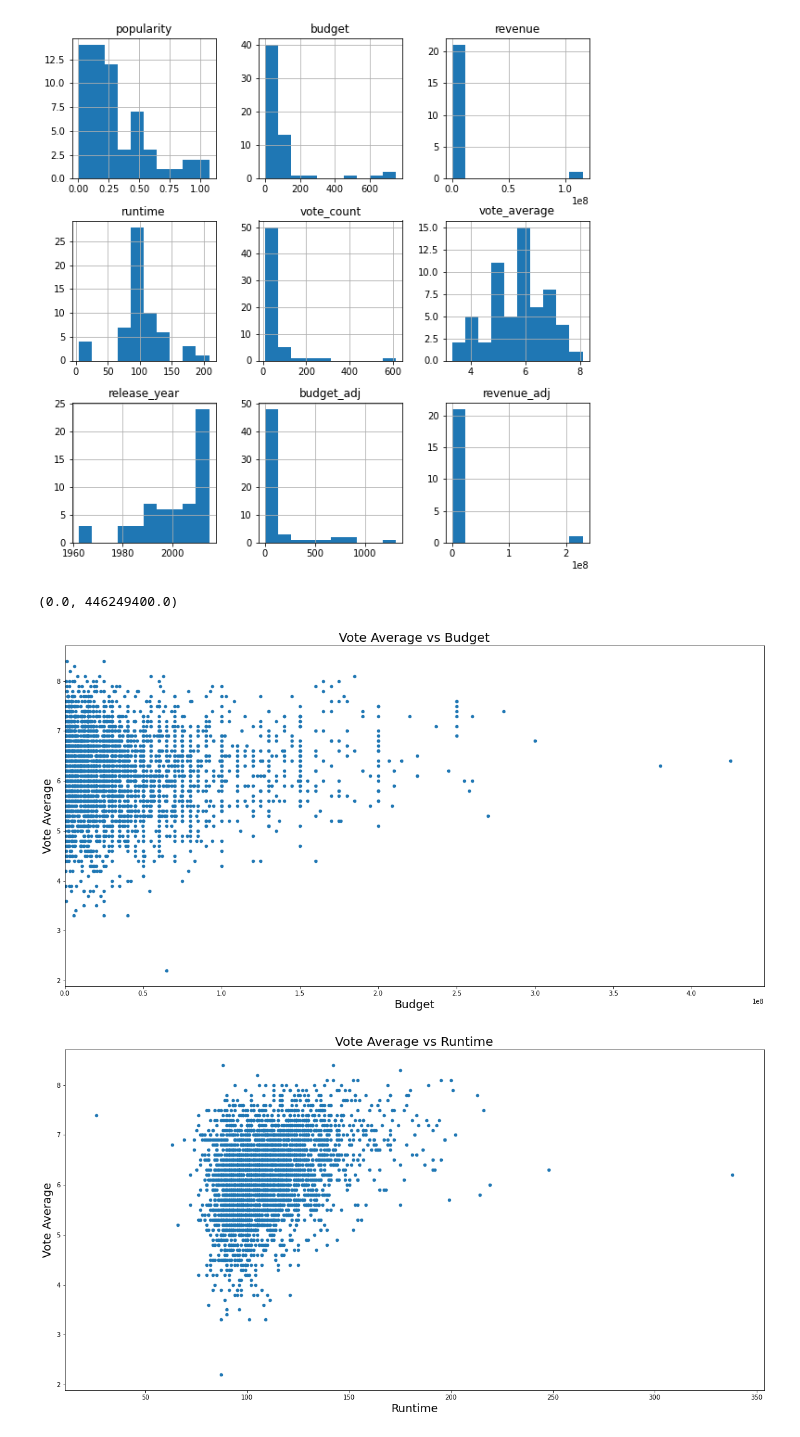
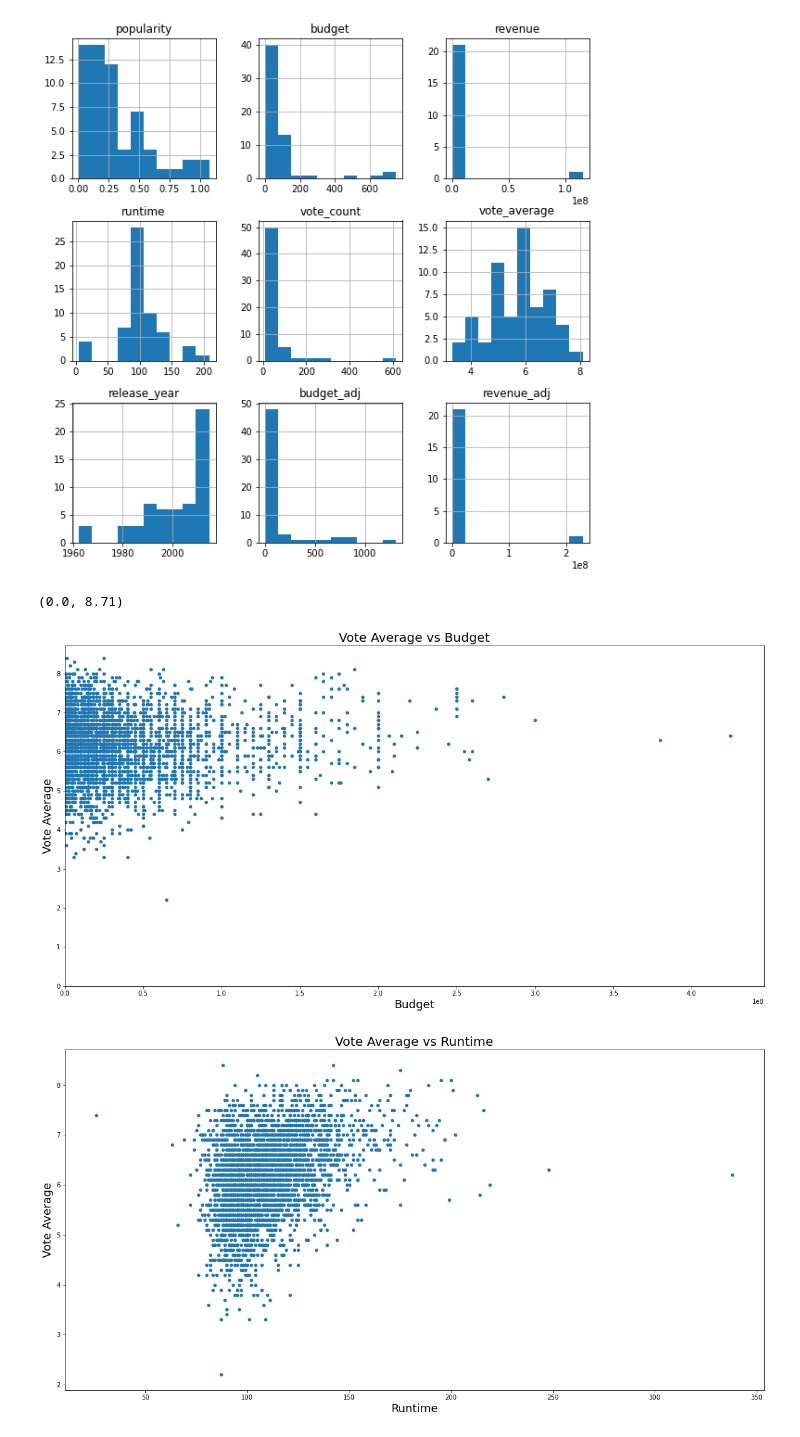
Before and after one commit to KaoriMI/Project_Investigate_a_Dataset, a Jupyter notebook: Draft_report.ipynb, the cells around one changed output. Drawn from its saved outputs; the diff is of its cells as text; code cells hidden in the pictures.

```diff
--- a/Draft_report.ipynb
+++ b/Draft_report.ipynb
@@ -225,9 +238,10 @@ df[df.budget < 1000].hist(figsize = (10,10));
 # %%
 df_budget[df.budget > 10000].plot(kind = 'scatter', x = 'budget', y = 'vote_average', figsize = (20,10))
 plt.xlabel('Budget', fontsize = 18)
 plt.ylabel('Vote Average', fontsize = 18)
 plt.title('Vote Average vs Budget', fontsize = 20);
 plt.xlim(0)
+plt.ylim(0)
 # %% [output]
-(0.0, 446249400.0)
+(0.0, 8.71)
-[figure, old version]
+[figure, new version]
```
Also changed, not shown: parts of 53 cells of this notebook, 3 other files.
